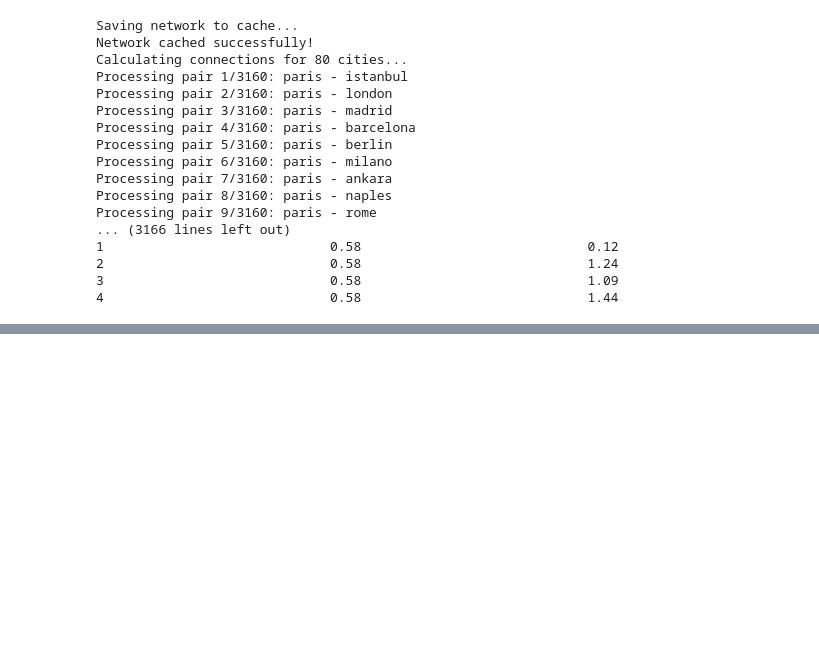
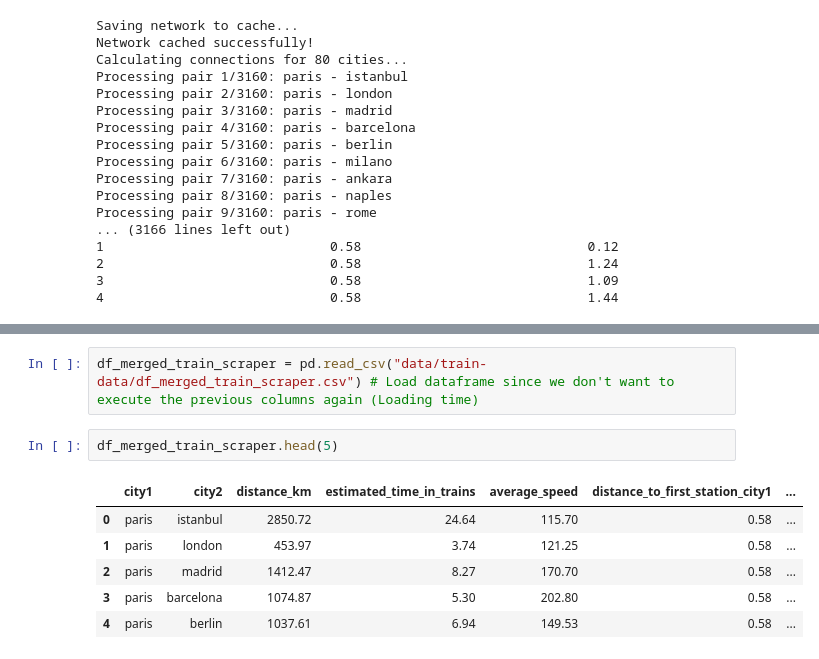
Before and after one commit to Niledough/DOPP_Exercise_2, a Jupyter notebook: dopp-air-and-rail.ipynb, the cells around one changed output, grey strips where cells are left out. Cells and saved outputs as stored; diff of their text form; blank space fills up the shorter version.

```diff
--- a/dopp-air-and-rail.ipynb
+++ b/dopp-air-and-rail.ipynb
@@ -1069,0 +1179,11 @@ driver_path="chromedriver-win64/chromedriver.exe"
+# %%
+df_merged_train_scraper = pd.read_csv("data/train-data/df_merged_train_scraper.csv") # Load dataframe since we don't want to execute the previous columns again (Loading time)
+# %%
+df_merged_train_scraper.head(5)
+# %% [output]
+|  | city1 | city2 | distance_km | estimated_time_in_trains | average_speed | distance_to_first_station_city1 | ... |
+| 0 | paris | istanbul | 2850.72 | 24.64 | 115.70 | 0.58 | ... |
+| 1 | paris | london | 453.97 | 3.74 | 121.25 | 0.58 | ... |
+| 2 | paris | madrid | 1412.47 | 8.27 | 170.70 | 0.58 | ... |
+| 3 | paris | barcelona | 1074.87 | 5.30 | 202.80 | 0.58 | ... |
+| 4 | paris | berlin | 1037.61 | 6.94 | 149.53 | 0.58 | ... |
```
Also changed, not shown: parts of 71 cells of this notebook, 9 other files.
